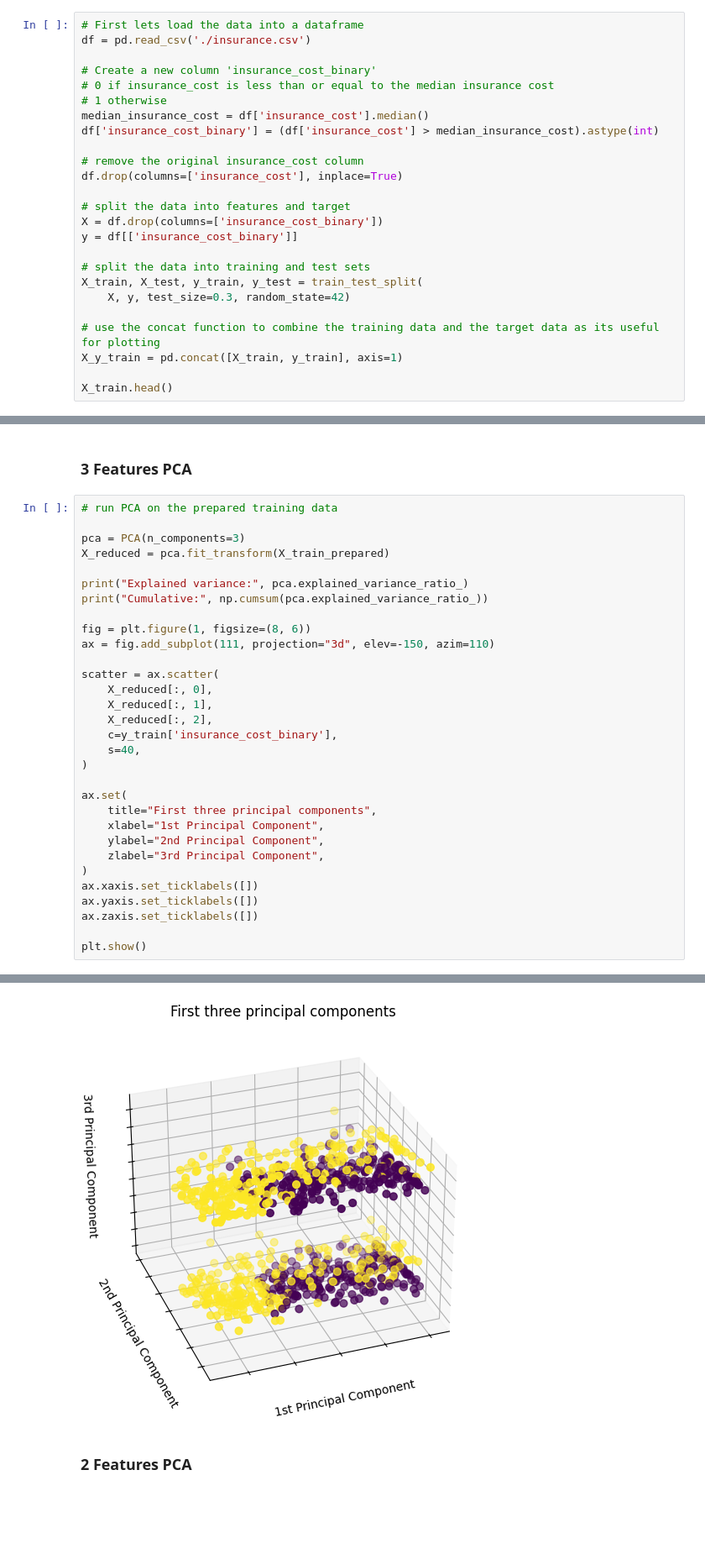
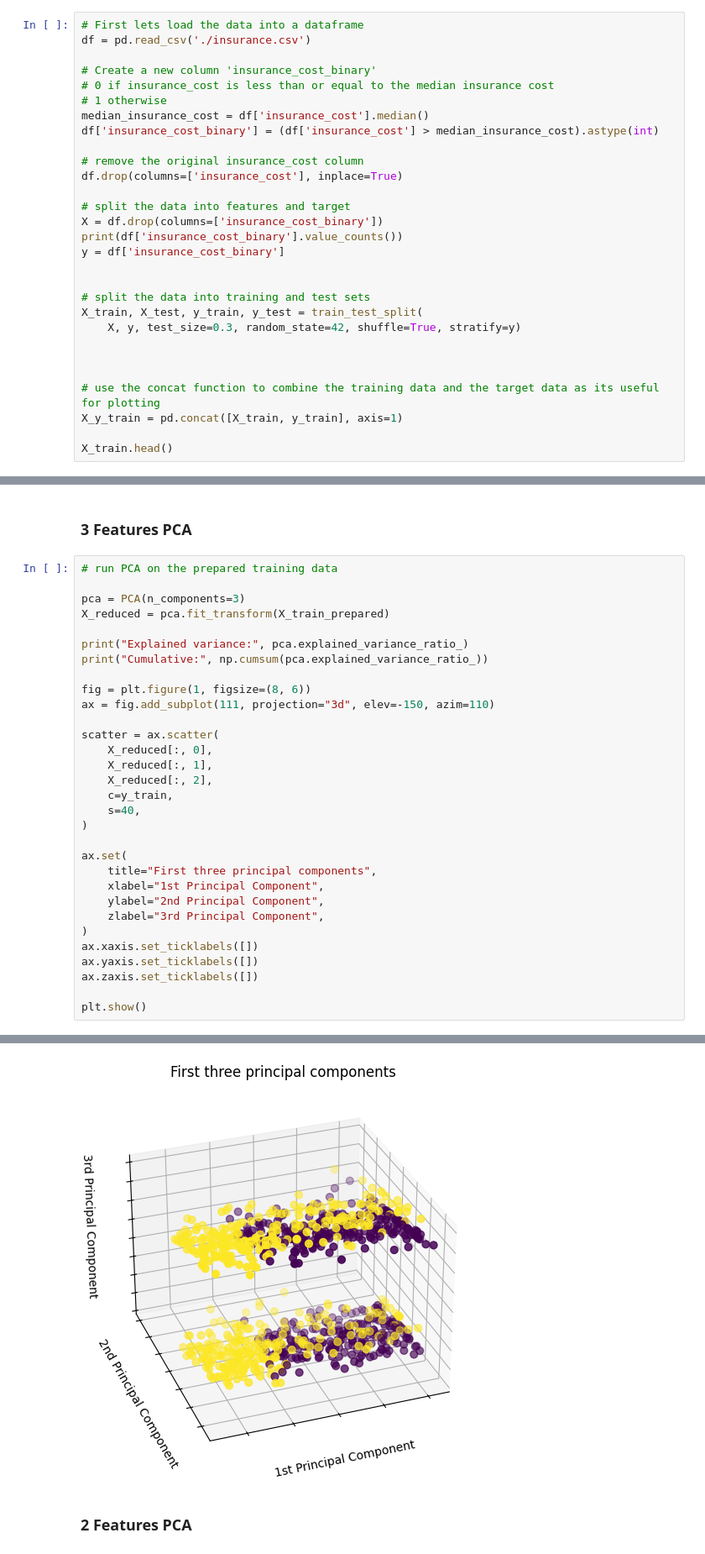
Before and after one commit to kristyan/data, a Jupyter notebook: e-tivity3/etivity3_classification.ipynb, the cells around one changed output, grey strips where cells are left out. Shown at 84% size. Drawn from its saved outputs; the diff is of its cells as text; blank space fills up the shorter version.

```diff
--- a/e-tivity3/etivity3_classification.ipynb
+++ b/e-tivity3/etivity3_classification.ipynb
@@ -52,11 +55,15 @@ df.drop(columns=['insurance_cost'], inplace=True)
 
 # split the data into features and target
 X = df.drop(columns=['insurance_cost_binary'])
-y = df[['insurance_cost_binary']]
+print(df['insurance_cost_binary'].value_counts())
+y = df['insurance_cost_binary']
+
 
 # split the data into training and test sets
 X_train, X_test, y_train, y_test = train_test_split(
-    X, y, test_size=0.3, random_state=42)
+    X, y, test_size=0.3, random_state=42, shuffle=True, stratify=y)
+
+
 
 # use the concat function to combine the training data and the target data as its useful for plotting
 X_y_train = pd.concat([X_train, y_train], axis=1)
@@ -315,7 +346,7 @@ scatter = ax.scatter(
     X_reduced[:, 0],
     X_reduced[:, 1],
     X_reduced[:, 2],
-    c=y_train['insurance_cost_binary'],
+    c=y_train,
     s=40,
 )
 
@@ -336,4 +367,4 @@ Cumulative: [0.98573736 0.99081445 0.99332902]
-[figure, old version]
+[figure, new version]
 # %% [markdown]
 ### 2 Features PCA
 # %%
```
Also changed, not shown: parts of 30 cells of this notebook.
